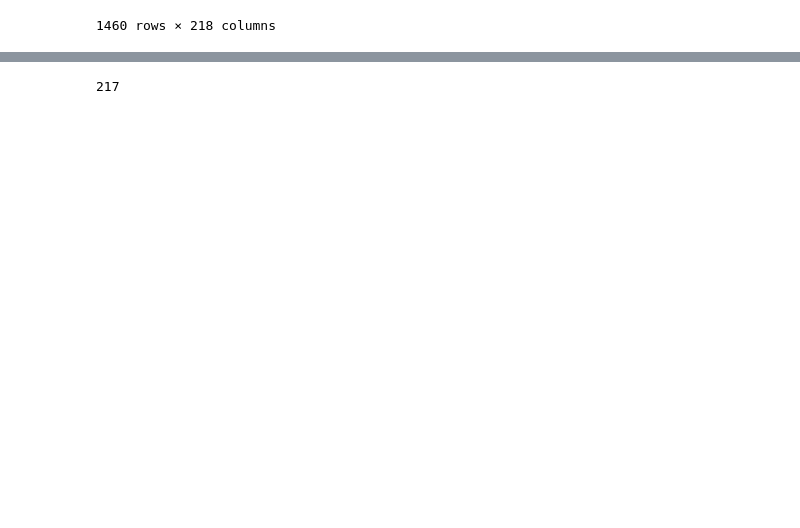
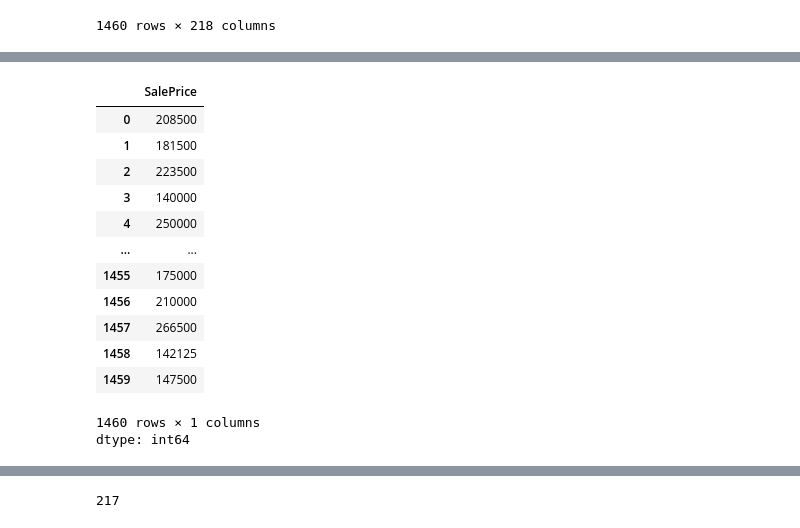
Before and after one commit to dana-fatemeh/Final-ML-Project, a Jupyter notebook: final-prj.ipynb, the cells around one changed output, grey strips where cells are left out. Saved outputs shown, nothing was run; the diff lists cells and outputs as text; code cells hidden in the pictures; blank space fills up the shorter version.

```diff
--- a/final-prj.ipynb
+++ b/final-prj.ipynb
@@ -237,33 +239,55 @@ if onehot_cols:
 # %%
 # Axis Prep
 import torch
 import torch.nn as nn
 from sklearn.model_selection import train_test_split
 from sklearn.preprocessing import StandardScaler
 from sklearn.impute import SimpleImputer
 from sklearn.metrics import mean_absolute_error, r2_score, mean_squared_error
 import time
 from tabulate import tabulate
 
 # Set 'SalePrice' as y
+# y = np.log(data['SalePrice'] if 'SalePrice' in data.columns else None)
 y = data['SalePrice'] if 'SalePrice' in data.columns else None
 X = data.drop(columns=['SalePrice']) if 'SalePrice' in data.columns else data.copy()
 
 
 if y is not None:
     # Impute missing values (if any)
     imputer = SimpleImputer(strategy='most_frequent')
     X_imputed = imputer.fit_transform(X)
     # Scale features
     scaler = StandardScaler()
     X_scaled = scaler.fit_transform(X_imputed)
     # Train/test split
     X_train_hierarchical, X_test_hierarchical, y_train_hierarchical, y_test_hierarchical = train_test_split(X_scaled, y.values, test_size=0.2, random_state=1234)
 
     X_total = X_train_hierarchical
     y_total = y_train_hierarchical
 
     X_train, X_test, y_train, y_test = train_test_split(X_total, y_total, test_size=0.2, random_state=1234)
+
+# Displays Final engineered data:
+pd.set_option('display.max_colwidth', None) # Don't cut off text inside cells
+pd.set_option('display.max_columns', 300) # shows all the columns
+pd.set_option('display.expand_frame_repr', False) # Don't wrap to new lines
+y
+# %% [output]
+|  | SalePrice |
+| 0 | 208500 |
+| 1 | 181500 |
+| 2 | 223500 |
+| 3 | 140000 |
+| 4 | 250000 |
+| ... | ... |
+| 1455 | 175000 |
+| 1456 | 210000 |
+| 1457 | 266500 |
+| 1458 | 142125 |
+| 1459 | 147500 |
+1460 rows × 1 columns
+dtype: int64
 # %%
 torch.manual_seed(50) # this makes results reproducable
 
```
Also changed, not shown: parts of 9 cells of this notebook.
